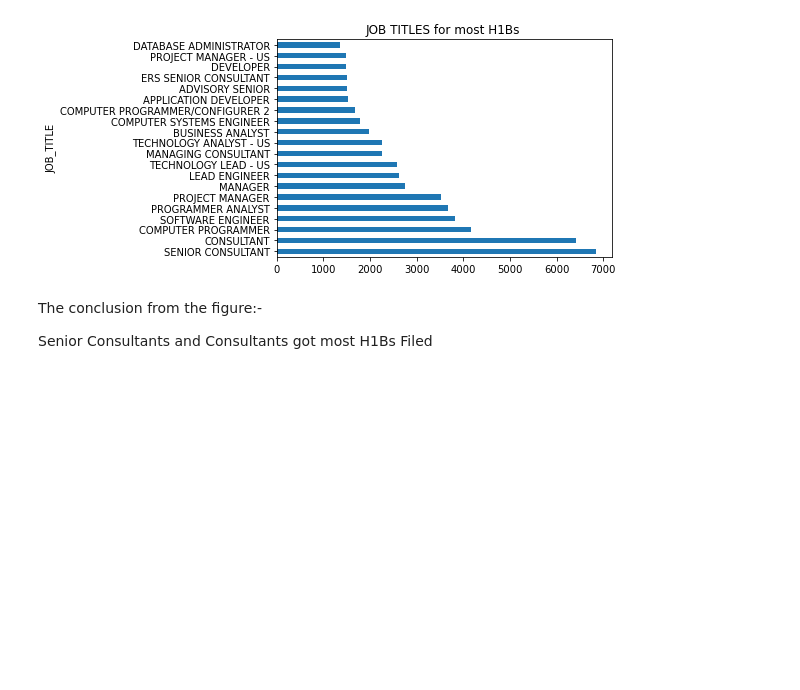
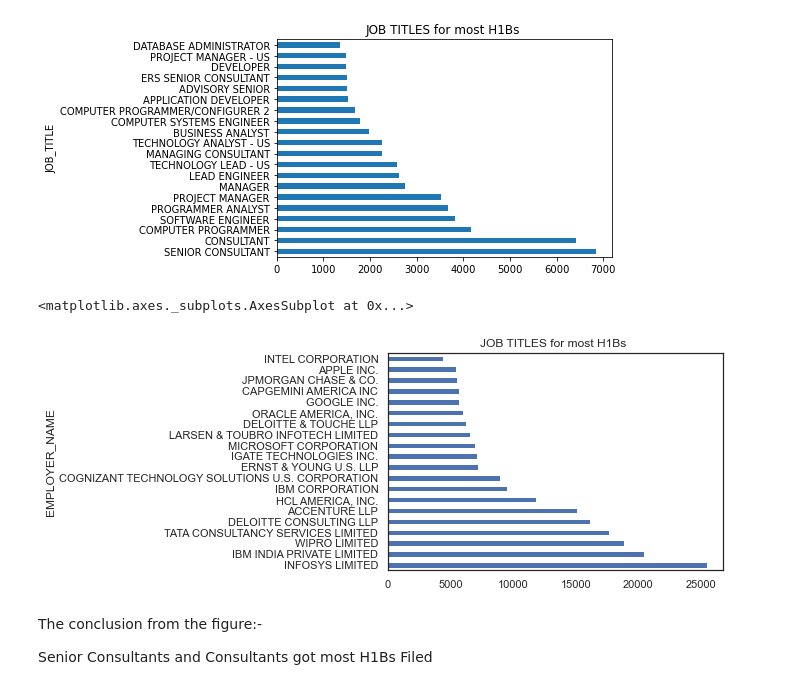
Before and after one commit to DarshilShah96/H1B---Data-Analysis, a Jupyter notebook: H1B -- DATA ANALYSIS.ipynb, the cells around one changed output. Saved outputs shown, nothing was run; the diff lists cells and outputs as text; code cells hidden in the pictures; blank space fills up the shorter version.

```diff
--- a/H1B -- DATA ANALYSIS.ipynb
+++ b/H1B -- DATA ANALYSIS.ipynb
@@ -390,6 +390,11 @@ top_20_df.groupby('JOB_TITLE').EMPLOYER_NAME.count().nlargest(20).plot(kind='bar
 # %% [output]
 <matplotlib.axes._subplots.AxesSubplot at 0x...>
 [figure]
+# %%
+top_20_df.groupby('EMPLOYER_NAME').JOB_TITLE.count().nlargest(20).plot(kind='barh', title='EMPLOYER NAMES for most H1Bs ')
+# %% [output]
+<matplotlib.axes._subplots.AxesSubplot at 0x...>
+[figure, added]
 # %% [markdown]
 The conclusion from the figure:-
 
```
Also changed, not shown: parts of 37 cells of this notebook.
